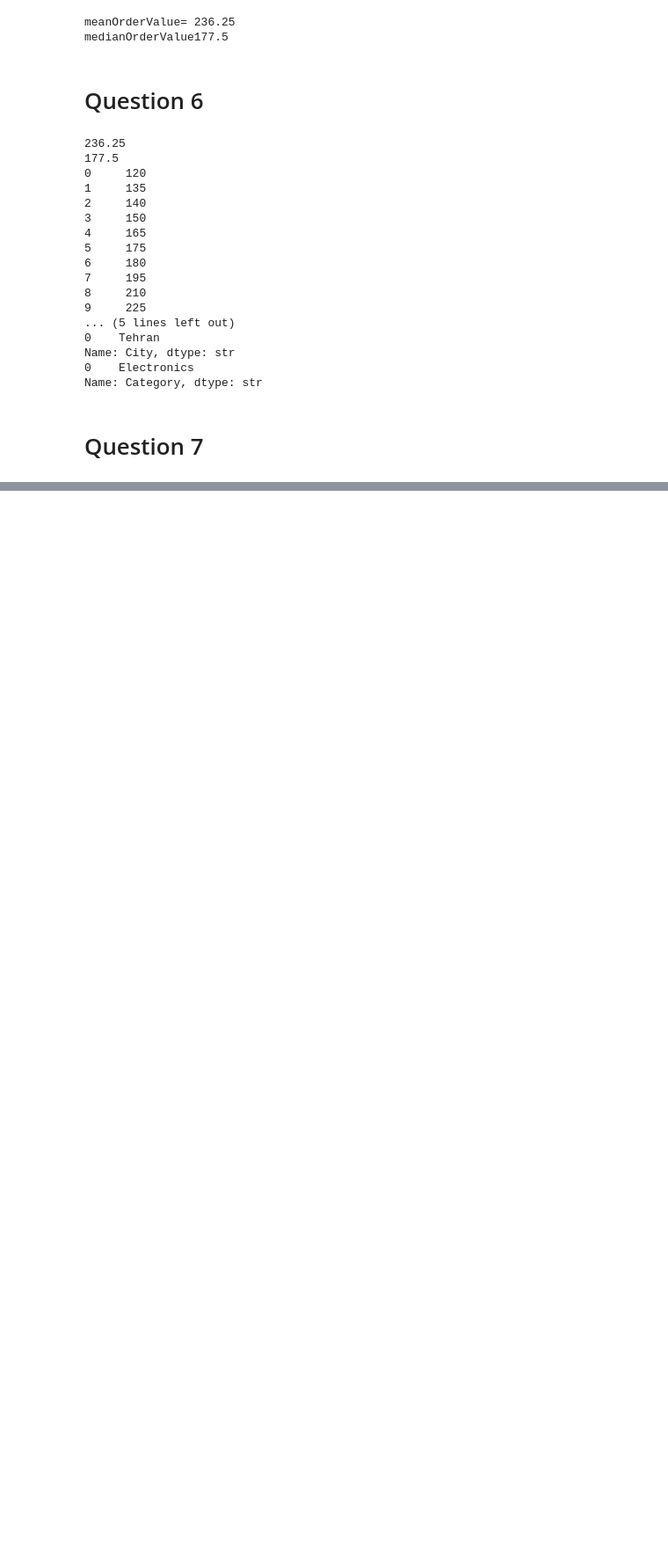
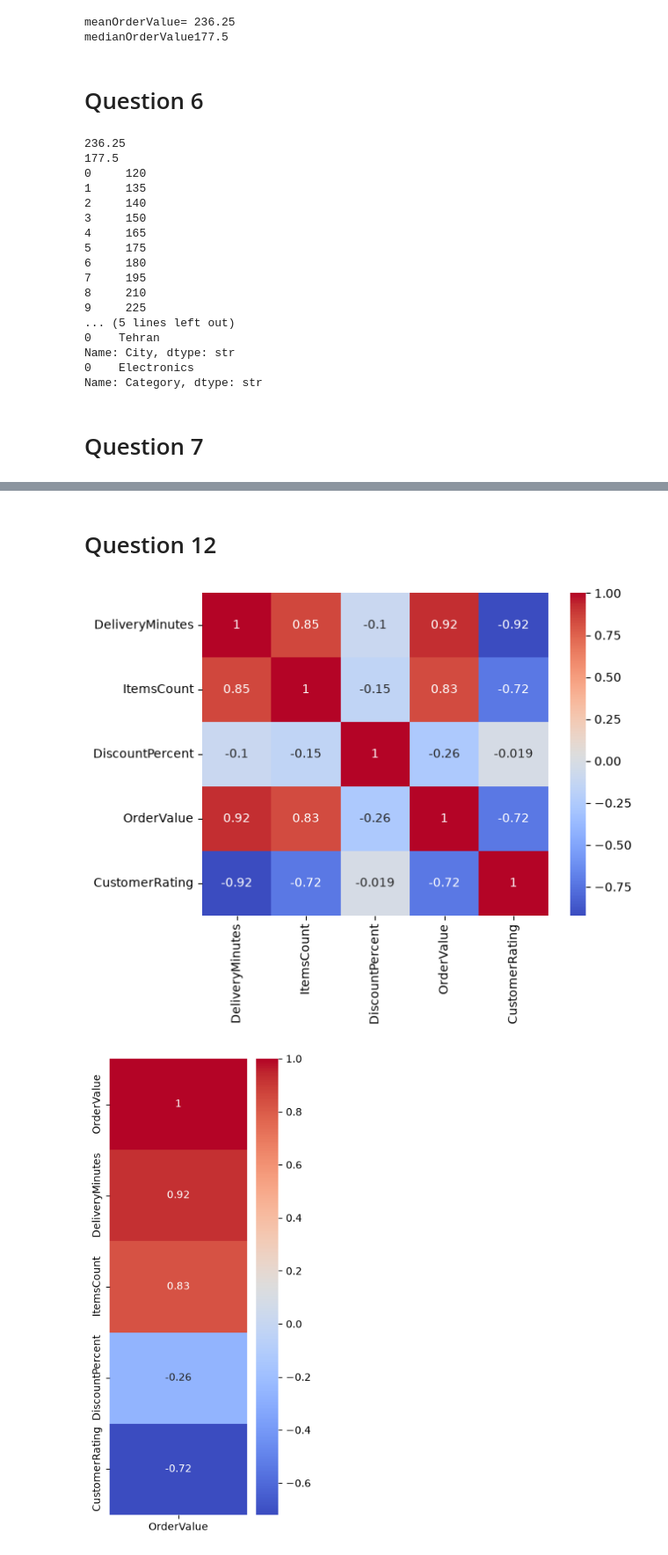
Before and after one commit to mrpanigale/Maktab-AI-145, a Jupyter notebook: CWs/week5/week5_1.ipynb, the cells around one changed output, grey strips where cells are left out. Shown at 88% size. Saved outputs shown, nothing was run; the diff lists cells and outputs as text; code cells hidden in the pictures; blank space fills up the shorter version.

```diff
--- a/CWs/week5/week5_1.ipynb
+++ b/CWs/week5/week5_1.ipynb
@@ -254,0 +346,16 @@ df.describe(include = "all")
+# %% [markdown]
+# Question 12
+# %%
+correlation_matrix = df.corr(numeric_only=True)
+
+sns.heatmap(correlation_matrix,annot= True,cmap="coolwarm")
+plt.show()
+
+# ordervalue
+corr_ord = df.corr(numeric_only=True)["OrderValue"].to_frame().sort_values(ascending=False,by="OrderValue")
+plt.figure(figsize=(3,8))
+sns.heatmap(corr_ord,annot=True,cmap="coolwarm")
+plt.show()
+# %% [output]
+[figure, added]
+[figure, added]
```
Also changed, not shown: parts of 9 cells of this notebook.
